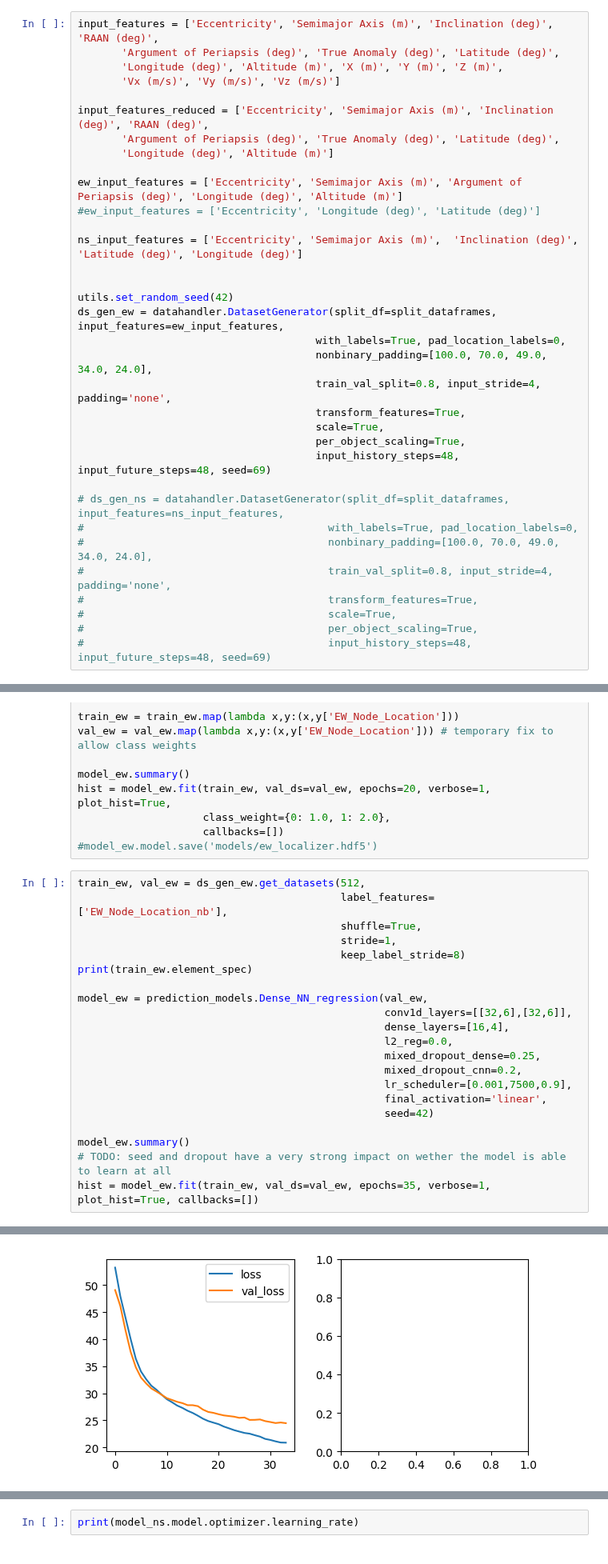
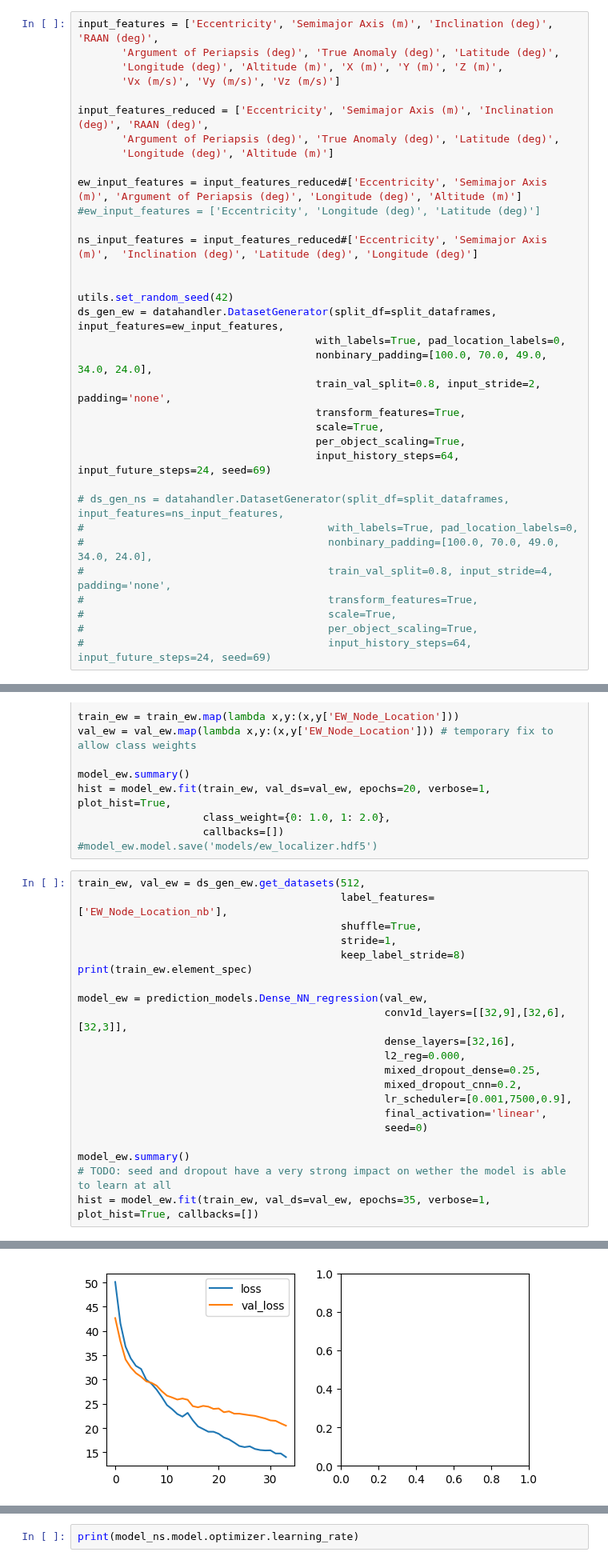
Before and after one commit to DavidBaldsiefen/splid-challenge, a Jupyter notebook: node_localizer.ipynb, the cells around one changed output, grey strips where cells are left out. Shown at 80% size. Cells and saved outputs as stored; diff of their text form.

```diff
--- a/node_localizer.ipynb
+++ b/node_localizer.ipynb
@@ -37,21 +37,21 @@ input_features_reduced = ['Eccentricity', 'Semimajor Axis (m)', 'Inclination (de
        'Argument of Periapsis (deg)', 'True Anomaly (deg)', 'Latitude (deg)',
        'Longitude (deg)', 'Altitude (m)']
 
-ew_input_features = ['Eccentricity', 'Semimajor Axis (m)', 'Argument of Periapsis (deg)', 'Longitude (deg)', 'Altitude (m)']
+ew_input_features = input_features_reduced#['Eccentricity', 'Semimajor Axis (m)', 'Argument of Periapsis (deg)', 'Longitude (deg)', 'Altitude (m)']
 #ew_input_features = ['Eccentricity', 'Longitude (deg)', 'Latitude (deg)']
 
-ns_input_features = ['Eccentricity', 'Semimajor Axis (m)',  'Inclination (deg)', 'Latitude (deg)', 'Longitude (deg)']
+ns_input_features = input_features_reduced#['Eccentricity', 'Semimajor Axis (m)',  'Inclination (deg)', 'Latitude (deg)', 'Longitude (deg)']
 
 
 utils.set_random_seed(42)
 ds_gen_ew = datahandler.DatasetGenerator(split_df=split_dataframes, input_features=ew_input_features,
                                       with_labels=True, pad_location_labels=0,
                                       nonbinary_padding=[100.0, 70.0, 49.0, 34.0, 24.0],
-                                      train_val_split=0.8, input_stride=4, padding='none',
+                                      train_val_split=0.8, input_stride=2, padding='none',
                                       transform_features=True,
                                       scale=True,
                                       per_object_scaling=True,
-                                      input_history_steps=48, input_future_steps=48, seed=69)
+                                      input_history_steps=64, input_future_steps=24, seed=69)
 
 # ds_gen_ns = datahandler.DatasetGenerator(split_df=split_dataframes, input_features=ns_input_features,
 #                                       with_labels=True, pad_location_labels=0,
@@ -60,7 +60,7 @@ ds_gen_ew = datahandler.DatasetGenerator(split_df=split_dataframes, input_featur
 #                                       transform_features=True,
 #                                       scale=True,
 #                                       per_object_scaling=True,
-#                                       input_history_steps=48, input_future_steps=48, seed=69)
+#                                       input_history_steps=64, input_future_steps=24, seed=69)
 # %% [output]
 =========================Creating Generator=======================
 Seed: 69
@@ -98,14 +98,14 @@ train_ew, val_ew = ds_gen_ew.get_datasets(512,
 print(train_ew.element_spec)
 
 model_ew = prediction_models.Dense_NN_regression(val_ew,
-                                                 conv1d_layers=[[32,6],[32,6]],
-                                                 dense_layers=[16,4],
-                                                 l2_reg=0.0,
+                                                 conv1d_layers=[[32,9],[32,6],[32,3]],
+                                                 dense_layers=[32,16],
+                                                 l2_reg=0.000,
                                                  mixed_dropout_dense=0.25,
                                                  mixed_dropout_cnn=0.2,
                                                  lr_scheduler=[0.001,7500,0.9],
                                                  final_activation='linear',
-                                                 seed=42)
+                                                 seed=0)
 
 model_ew.summary()
 # TODO: seed and dropout have a very strong impact on wether the model is able to learn at all
@@ -174,4 +173,4 @@ Evaluating model:
-[figure, old version]
+[figure, new version]
 # %%
 train_ns, val_ns = ds_gen_ns.get_datasets(512,
                                           label_features=['NS_Node_Location_nb'],
```
Also changed, not shown: parts of 20 cells of this notebook, 6 other files.
